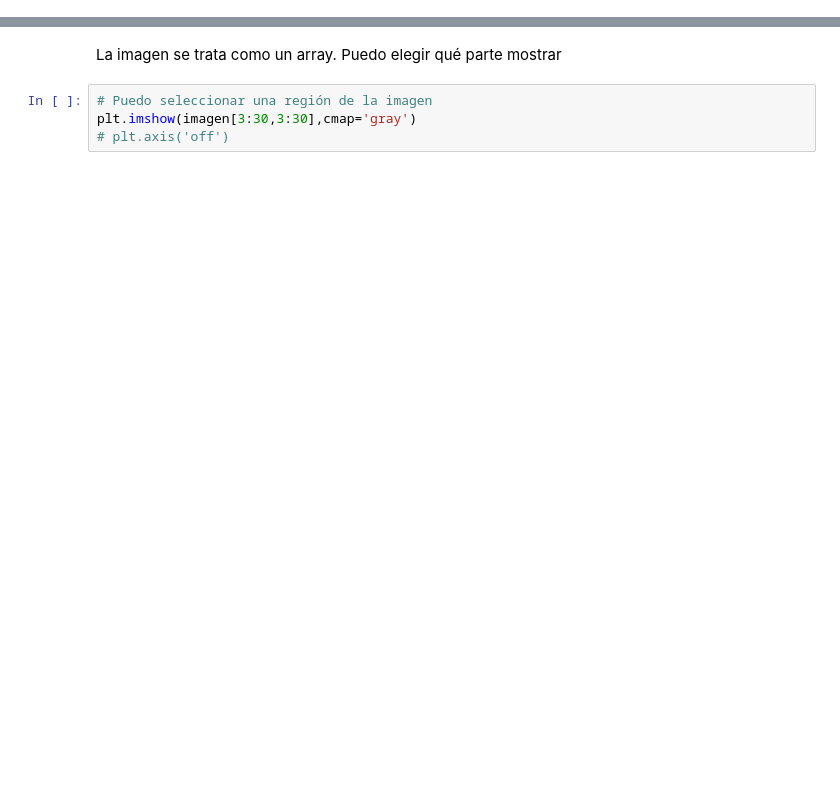
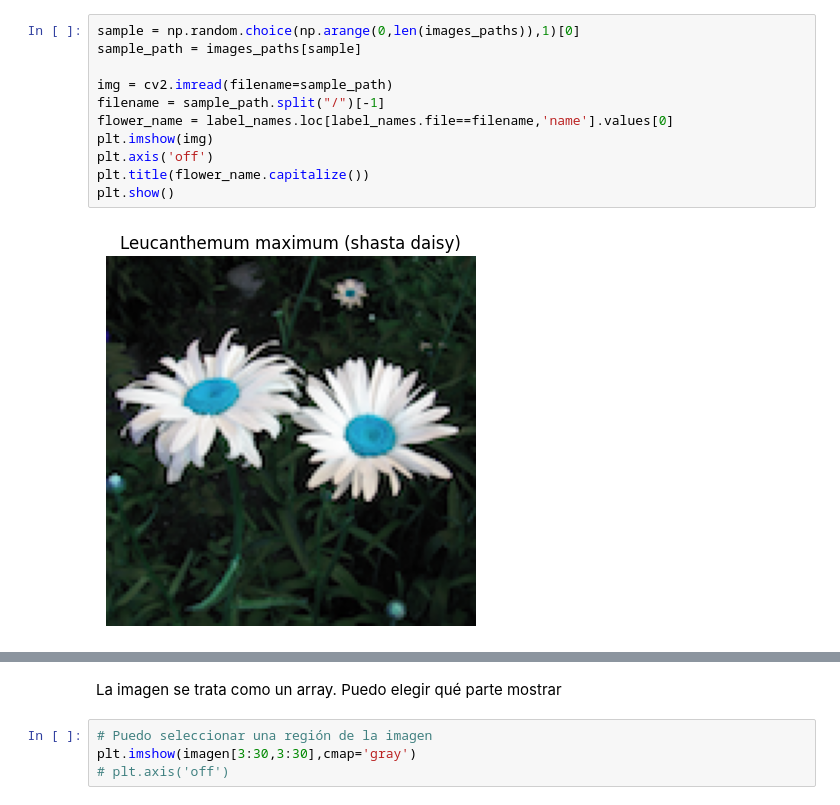
Before and after one commit to Ignacio-Ibarra/unsupervised-flower-image-segmentation, a Jupyter notebook: notebook.ipynb, the cells around one changed output, grey strips where cells are left out. Saved outputs shown, nothing was run; the diff lists cells and outputs as text; blank space fills up the shorter version.

```diff
--- a/notebook.ipynb
+++ b/notebook.ipynb
@@ -78,3 +22,16 @@ plt.imshow(img)
+# %%
+sample = np.random.choice(np.arange(0,len(images_paths)),1)[0]
+sample_path = images_paths[sample]
+
+img = cv2.imread(filename=sample_path)
+filename = sample_path.split("/")[-1]
+flower_name = label_names.loc[label_names.file==filename,'name'].values[0]
+plt.imshow(img)
+plt.axis('off')
+plt.title(flower_name.capitalize())
+plt.show()
+# %% [output]
+[figure, added]
 # %%
 imagen = img[:,:,0]
 plt.imshow(imagen,cmap='gray')
```
Also changed, not shown: parts of 11 cells of this notebook.
